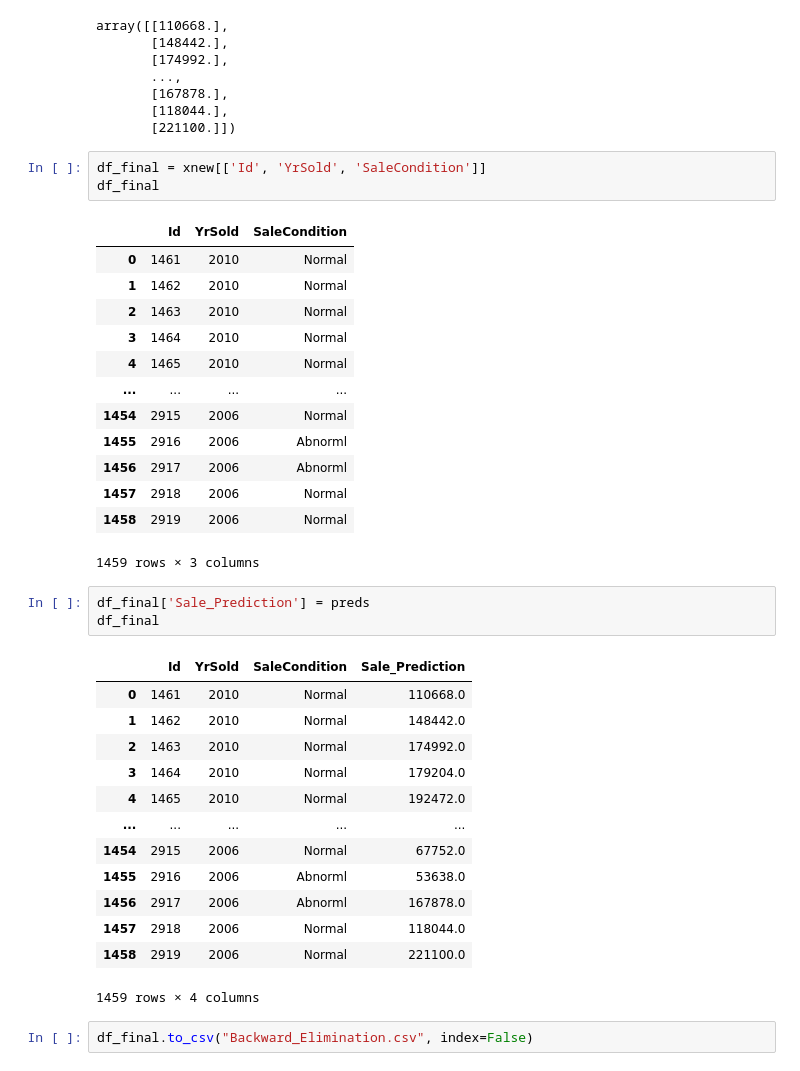
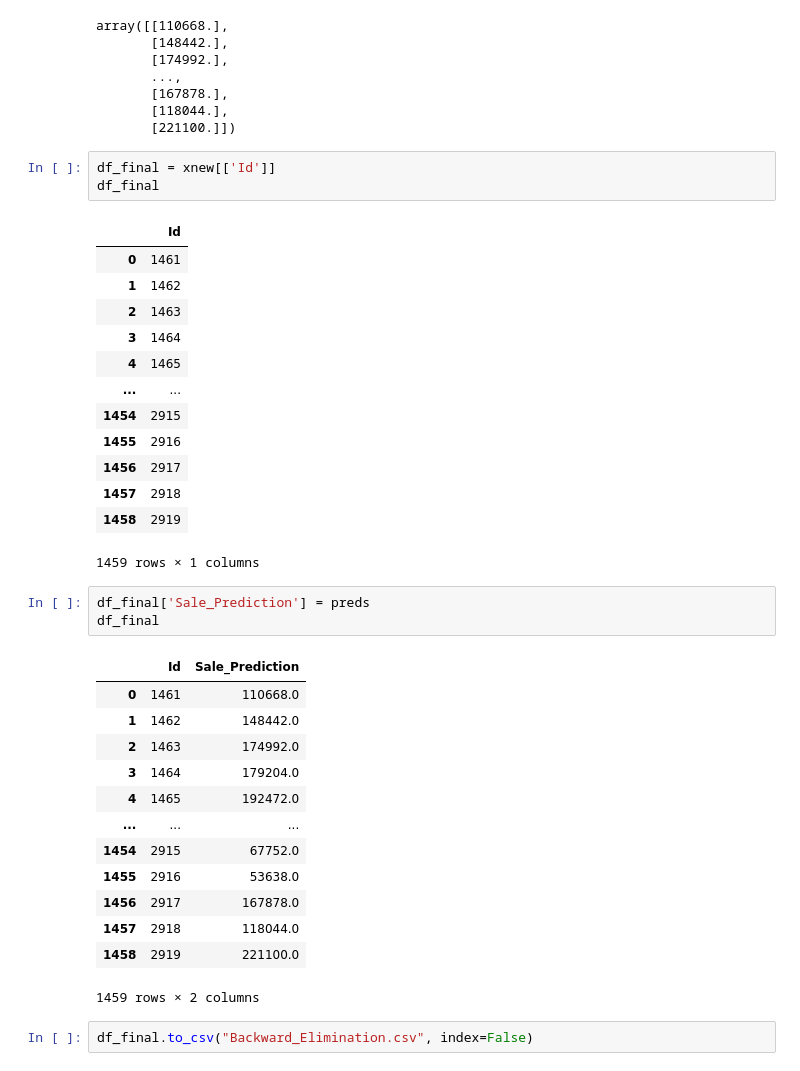
Before and after one commit to JagtapT/VS-code-6pm-weekend, a Jupyter notebook: Regression Project/BackwardElimination.ipynb, the cells around one changed output. Drawn from its saved outputs; the diff is of its cells as text.

```diff
--- a/Regression Project/BackwardElimination.ipynb
+++ b/Regression Project/BackwardElimination.ipynb
@@ -471,38 +471,38 @@ array([[110668.],
        [118044.],
        [221100.]])
 # %%
-df_final = xnew[['Id', 'YrSold', 'SaleCondition']]
+df_final = xnew[['Id']]
 df_final
 # %% [output]
-|  | Id | YrSold | SaleCondition |
-| 0 | 1461 | 2010 | Normal |
-| 1 | 1462 | 2010 | Normal |
-| 2 | 1463 | 2010 | Normal |
-| 3 | 1464 | 2010 | Normal |
-| 4 | 1465 | 2010 | Normal |
-| ... | ... | ... | ... |
-| 1454 | 2915 | 2006 | Normal |
-| 1455 | 2916 | 2006 | Abnorml |
-| 1456 | 2917 | 2006 | Abnorml |
-| 1457 | 2918 | 2006 | Normal |
-| 1458 | 2919 | 2006 | Normal |
+|  | Id |
+| 0 | 1461 |
+| 1 | 1462 |
+| 2 | 1463 |
+| 3 | 1464 |
+| 4 | 1465 |
+| ... | ... |
+| 1454 | 2915 |
+| 1455 | 2916 |
+| 1456 | 2917 |
+| 1457 | 2918 |
+| 1458 | 2919 |
-1459 rows × 3 columns
+1459 rows × 1 columns
 # %%
 df_final['Sale_Prediction'] = preds
 df_final
 # %% [output]
-|  | Id | YrSold | SaleCondition | Sale_Prediction |
-| 0 | 1461 | 2010 | Normal | 110668.0 |
-| 1 | 1462 | 2010 | Normal | 148442.0 |
-| 2 | 1463 | 2010 | Normal | 174992.0 |
-| 3 | 1464 | 2010 | Normal | 179204.0 |
-| 4 | 1465 | 2010 | Normal | 192472.0 |
-| ... | ... | ... | ... | ... |
-| 1454 | 2915 | 2006 | Normal | 67752.0 |
-| 1455 | 2916 | 2006 | Abnorml | 53638.0 |
-| 1456 | 2917 | 2006 | Abnorml | 167878.0 |
-| 1457 | 2918 | 2006 | Normal | 118044.0 |
-| 1458 | 2919 | 2006 | Normal | 221100.0 |
+|  | Id | Sale_Prediction |
+| 0 | 1461 | 110668.0 |
+| 1 | 1462 | 148442.0 |
+| 2 | 1463 | 174992.0 |
+| 3 | 1464 | 179204.0 |
+| 4 | 1465 | 192472.0 |
+| ... | ... | ... |
+| 1454 | 2915 | 67752.0 |
+| 1455 | 2916 | 53638.0 |
+| 1456 | 2917 | 167878.0 |
+| 1457 | 2918 | 118044.0 |
+| 1458 | 2919 | 221100.0 |
-1459 rows × 4 columns
+1459 rows × 2 columns
 # %%
 df_final.to_csv("Backward_Elimination.csv", index=False)
```
Also changed, not shown: 4 other files.
